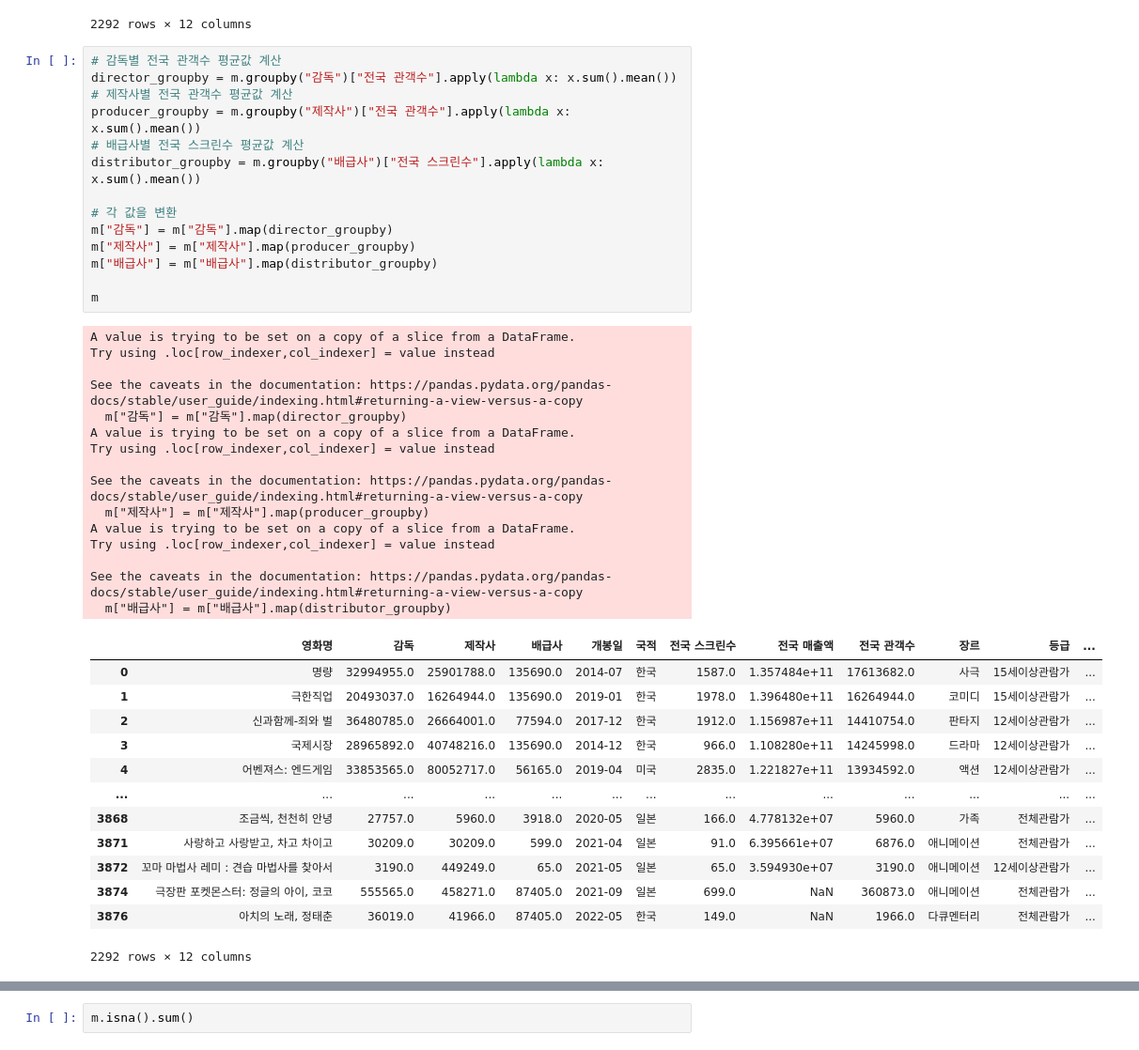
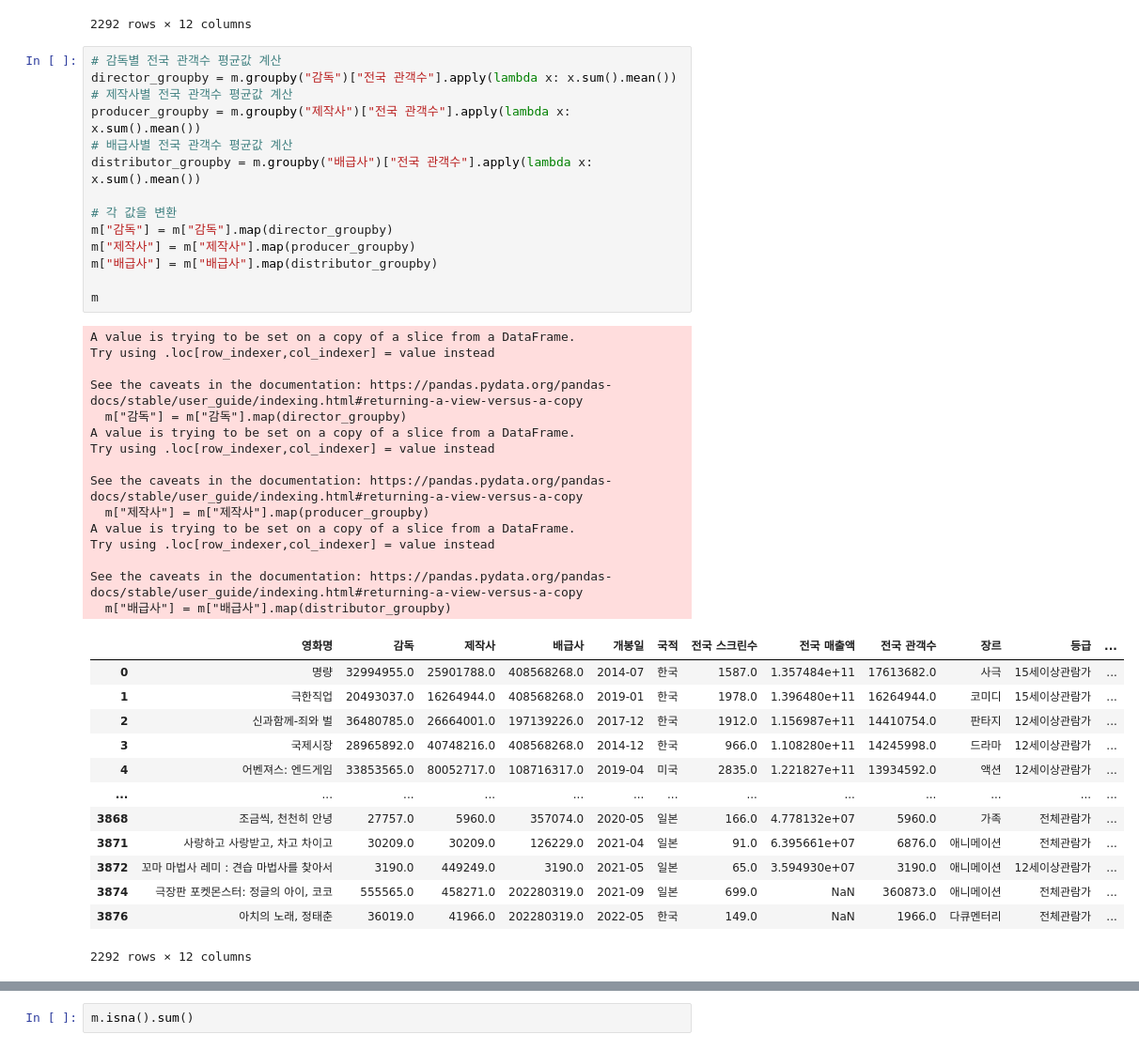
Before and after one commit to Dacon-ai-RunningFive/Dacon-AI, a Jupyter notebook: movie/notebooks/preprocessing/preprocessing3.ipynb, the cells around one changed output, grey strips where cells are left out. Shown at 94% size. Saved outputs shown, nothing was run; the diff lists cells and outputs as text.

```diff
--- a/movie/notebooks/preprocessing/preprocessing3.ipynb
+++ b/movie/notebooks/preprocessing/preprocessing3.ipynb
@@ -58,45 +58,45 @@ m
 # %%
 # 감독별 전국 관객수 평균값 계산
 director_groupby = m.groupby("감독")["전국 관객수"].apply(lambda x: x.sum().mean())
 # 제작사별 전국 관객수 평균값 계산
 producer_groupby = m.groupby("제작사")["전국 관객수"].apply(lambda x: x.sum().mean())
-# 배급사별 전국 스크린수 평균값 계산
-distributor_groupby = m.groupby("배급사")["전국 스크린수"].apply(lambda x: x.sum().mean())
+# 배급사별 전국 관객수 평균값 계산
+distributor_groupby = m.groupby("배급사")["전국 관객수"].apply(lambda x: x.sum().mean())
 
 # 각 값을 변환
 m["감독"] = m["감독"].map(director_groupby)
 m["제작사"] = m["제작사"].map(producer_groupby)
 m["배급사"] = m["배급사"].map(distributor_groupby)
 
 m
 # %% [output]
 A value is trying to be set on a copy of a slice from a DataFrame.
 Try using .loc[row_indexer,col_indexer] = value instead
 
 See the caveats in the documentation: https://pandas.pydata.org/pandas-docs/stable/user_guide/indexing.html#returning-a-view-versus-a-copy
   m["감독"] = m["감독"].map(director_groupby)
 A value is trying to be set on a copy of a slice from a DataFrame.
 Try using .loc[row_indexer,col_indexer] = value instead
 
 See the caveats in the documentation: https://pandas.pydata.org/pandas-docs/stable/user_guide/indexing.html#returning-a-view-versus-a-copy
   m["제작사"] = m["제작사"].map(producer_groupby)
 A value is trying to be set on a copy of a slice from a DataFrame.
 Try using .loc[row_indexer,col_indexer] = value instead
 
 See the caveats in the documentation: https://pandas.pydata.org/pandas-docs/stable/user_guide/indexing.html#returning-a-view-versus-a-copy
   m["배급사"] = m["배급사"].map(distributor_groupby)
 |  | 영화명 | 감독 | 제작사 | 배급사 | 개봉일 | 국적 | 전국 스크린수 | 전국 매출액 | 전국 관객수 | 장르 | 등급 | ... |
-| 0 | 명량 | 32994955.0 | 25901788.0 | 135690.0 | 2014-07 | 한국 | 1587.0 | 1.357484e+11 | 17613682.0 | 사극 | 15세이상관람가 | ... |
-| 1 | 극한직업 | 20493037.0 | 16264944.0 | 135690.0 | 2019-01 | 한국 | 1978.0 | 1.396480e+11 | 16264944.0 | 코미디 | 15세이상관람가 | ... |
-| 2 | 신과함께-죄와 벌 | 36480785.0 | 26664001.0 | 77594.0 | 2017-12 | 한국 | 1912.0 | 1.156987e+11 | 14410754.0 | 판타지 | 12세이상관람가 | ... |
-| 3 | 국제시장 | 28965892.0 | 40748216.0 | 135690.0 | 2014-12 | 한국 | 966.0 | 1.108280e+11 | 14245998.0 | 드라마 | 12세이상관람가 | ... |
-| 4 | 어벤져스: 엔드게임 | 33853565.0 | 80052717.0 | 56165.0 | 2019-04 | 미국 | 2835.0 | 1.221827e+11 | 13934592.0 | 액션 | 12세이상관람가 | ... |
+| 0 | 명량 | 32994955.0 | 25901788.0 | 408568268.0 | 2014-07 | 한국 | 1587.0 | 1.357484e+11 | 17613682.0 | 사극 | 15세이상관람가 | ... |
+| 1 | 극한직업 | 20493037.0 | 16264944.0 | 408568268.0 | 2019-01 | 한국 | 1978.0 | 1.396480e+11 | 16264944.0 | 코미디 | 15세이상관람가 | ... |
+| 2 | 신과함께-죄와 벌 | 36480785.0 | 26664001.0 | 197139226.0 | 2017-12 | 한국 | 1912.0 | 1.156987e+11 | 14410754.0 | 판타지 | 12세이상관람가 | ... |
+| 3 | 국제시장 | 28965892.0 | 40748216.0 | 408568268.0 | 2014-12 | 한국 | 966.0 | 1.108280e+11 | 14245998.0 | 드라마 | 12세이상관람가 | ... |
+| 4 | 어벤져스: 엔드게임 | 33853565.0 | 80052717.0 | 108716317.0 | 2019-04 | 미국 | 2835.0 | 1.221827e+11 | 13934592.0 | 액션 | 12세이상관람가 | ... |
 | ... | ... | ... | ... | ... | ... | ... | ... | ... | ... | ... | ... | ... |
-| 3868 | 조금씩, 천천히 안녕 | 27757.0 | 5960.0 | 3918.0 | 2020-05 | 일본 | 166.0 | 4.778132e+07 | 5960.0 | 가족 | 전체관람가 | ... |
-| 3871 | 사랑하고 사랑받고, 차고 차이고 | 30209.0 | 30209.0 | 599.0 | 2021-04 | 일본 | 91.0 | 6.395661e+07 | 6876.0 | 애니메이션 | 전체관람가 | ... |
-| 3872 | 꼬마 마법사 레미 : 견습 마법사를 찾아서 | 3190.0 | 449249.0 | 65.0 | 2021-05 | 일본 | 65.0 | 3.594930e+07 | 3190.0 | 애니메이션 | 12세이상관람가 | ... |
-| 3874 | 극장판 포켓몬스터: 정글의 아이, 코코 | 555565.0 | 458271.0 | 87405.0 | 2021-09 | 일본 | 699.0 | NaN | 360873.0 | 애니메이션 | 전체관람가 | ... |
-| 3876 | 아치의 노래, 정태춘 | 36019.0 | 41966.0 | 87405.0 | 2022-05 | 한국 | 149.0 | NaN | 1966.0 | 다큐멘터리 | 전체관람가 | ... |
+| 3868 | 조금씩, 천천히 안녕 | 27757.0 | 5960.0 | 357074.0 | 2020-05 | 일본 | 166.0 | 4.778132e+07 | 5960.0 | 가족 | 전체관람가 | ... |
+| 3871 | 사랑하고 사랑받고, 차고 차이고 | 30209.0 | 30209.0 | 126229.0 | 2021-04 | 일본 | 91.0 | 6.395661e+07 | 6876.0 | 애니메이션 | 전체관람가 | ... |
+| 3872 | 꼬마 마법사 레미 : 견습 마법사를 찾아서 | 3190.0 | 449249.0 | 3190.0 | 2021-05 | 일본 | 65.0 | 3.594930e+07 | 3190.0 | 애니메이션 | 12세이상관람가 | ... |
+| 3874 | 극장판 포켓몬스터: 정글의 아이, 코코 | 555565.0 | 458271.0 | 202280319.0 | 2021-09 | 일본 | 699.0 | NaN | 360873.0 | 애니메이션 | 전체관람가 | ... |
+| 3876 | 아치의 노래, 정태춘 | 36019.0 | 41966.0 | 202280319.0 | 2022-05 | 한국 | 149.0 | NaN | 1966.0 | 다큐멘터리 | 전체관람가 | ... |
 2292 rows × 12 columns
 # %%
 # 연월 분리
```
Also changed, not shown: parts of 8 cells of this notebook, 5 other files.
